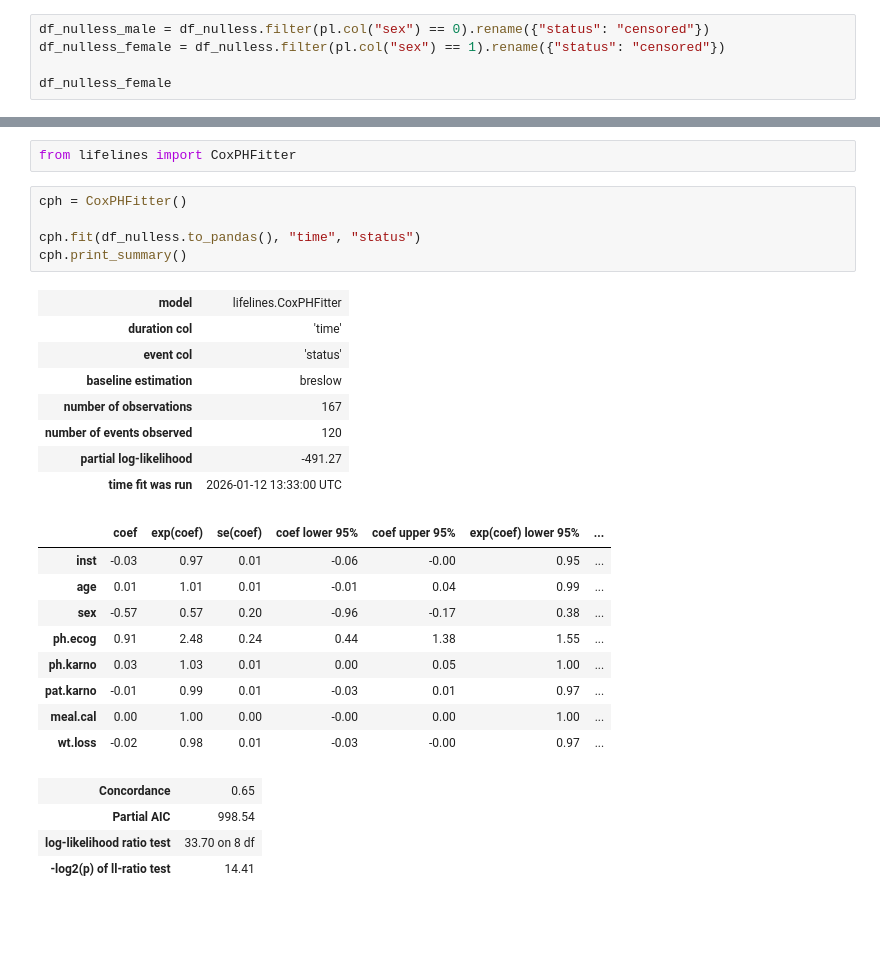
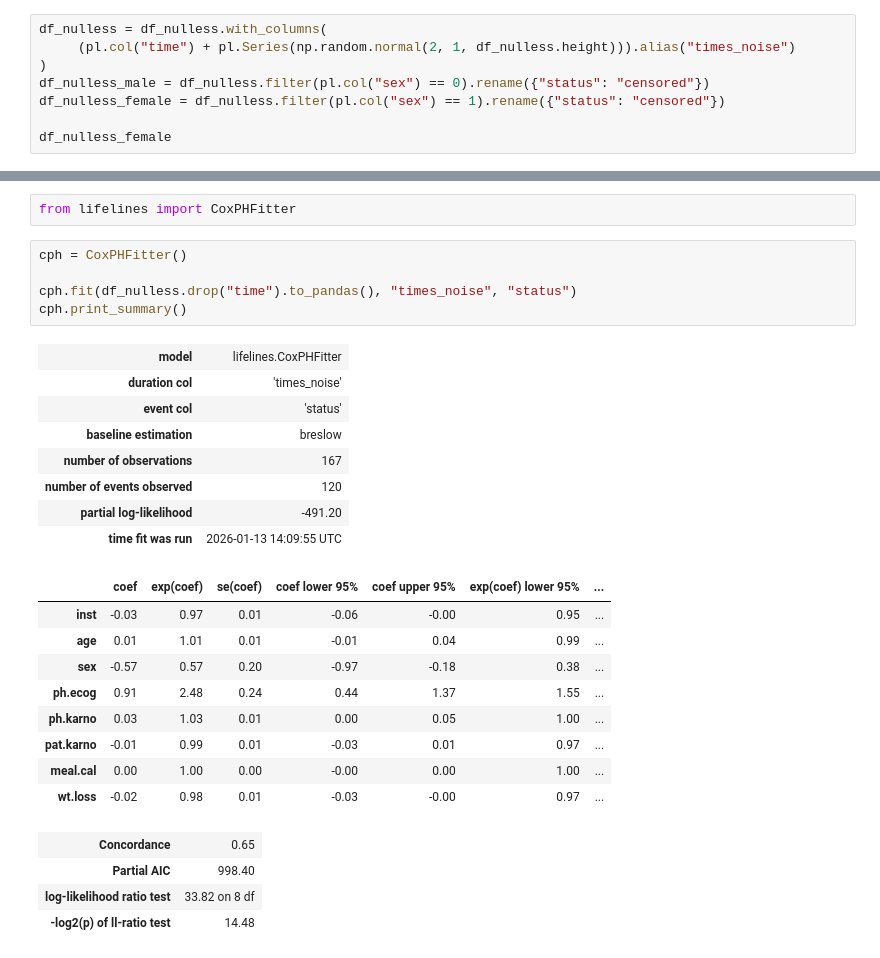
Before and after one commit to RamonReilman/cox_proportional_hazard, a Jupyter notebook: cox_proportional_hazard.ipynb, the cells around one changed output, grey strips where cells are left out. Cells and saved outputs as stored; diff of their text form; blank space fills up the shorter version.

```diff
--- a/cox_proportional_hazard.ipynb
+++ b/cox_proportional_hazard.ipynb
@@ -288,4 +291,7 @@ Nu ga ik de hazard ratio berekenen voor 2 verschillende groepen, man en vrouw. E
 # %%
+df_nulless = df_nulless.with_columns(
+     (pl.col("time") + pl.Series(np.random.normal(2, 1, df_nulless.height))).alias("times_noise")
+)
 df_nulless_male = df_nulless.filter(pl.col("sex") == 0).rename({"status": "censored"})
 df_nulless_female = df_nulless.filter(pl.col("sex") == 1).rename({"status": "censored"})
 
@@ -380,27 +387,27 @@ from lifelines import CoxPHFitter
 # %%
 cph = CoxPHFitter()
 
-cph.fit(df_nulless.to_pandas(), "time", "status")
+cph.fit(df_nulless.drop("time").to_pandas(), "times_noise", "status")
 cph.print_summary()
 # %% [output]
 | model | lifelines.CoxPHFitter |
-| duration col | 'time' |
+| duration col | 'times_noise' |
 | event col | 'status' |
 | baseline estimation | breslow |
 | number of observations | 167 |
 | number of events observed | 120 |
-| partial log-likelihood | -491.27 |
-| time fit was run | 2026-01-12 13:33:00 UTC |
+| partial log-likelihood | -491.20 |
+| time fit was run | 2026-01-13 14:09:55 UTC |
 |  | coef | exp(coef) | se(coef) | coef lower 95% | coef upper 95% | exp(coef) lower 95% | ... |
 | inst | -0.03 | 0.97 | 0.01 | -0.06 | -0.00 | 0.95 | ... |
 | age | 0.01 | 1.01 | 0.01 | -0.01 | 0.04 | 0.99 | ... |
-| sex | -0.57 | 0.57 | 0.20 | -0.96 | -0.17 | 0.38 | ... |
-| ph.ecog | 0.91 | 2.48 | 0.24 | 0.44 | 1.38 | 1.55 | ... |
+| sex | -0.57 | 0.57 | 0.20 | -0.97 | -0.18 | 0.38 | ... |
+| ph.ecog | 0.91 | 2.48 | 0.24 | 0.44 | 1.37 | 1.55 | ... |
 | ph.karno | 0.03 | 1.03 | 0.01 | 0.00 | 0.05 | 1.00 | ... |
 | pat.karno | -0.01 | 0.99 | 0.01 | -0.03 | 0.01 | 0.97 | ... |
 | meal.cal | 0.00 | 1.00 | 0.00 | -0.00 | 0.00 | 1.00 | ... |
 | wt.loss | -0.02 | 0.98 | 0.01 | -0.03 | -0.00 | 0.97 | ... |
 | Concordance | 0.65 |
-| Partial AIC | 998.54 |
-| log-likelihood ratio test | 33.70 on 8 df |
-| -log2(p) of ll-ratio test | 14.41 |
+| Partial AIC | 998.40 |
+| log-likelihood ratio test | 33.82 on 8 df |
+| -log2(p) of ll-ratio test | 14.48 |
```
Also changed, not shown: parts of 26 cells of this notebook, 1 other file.
